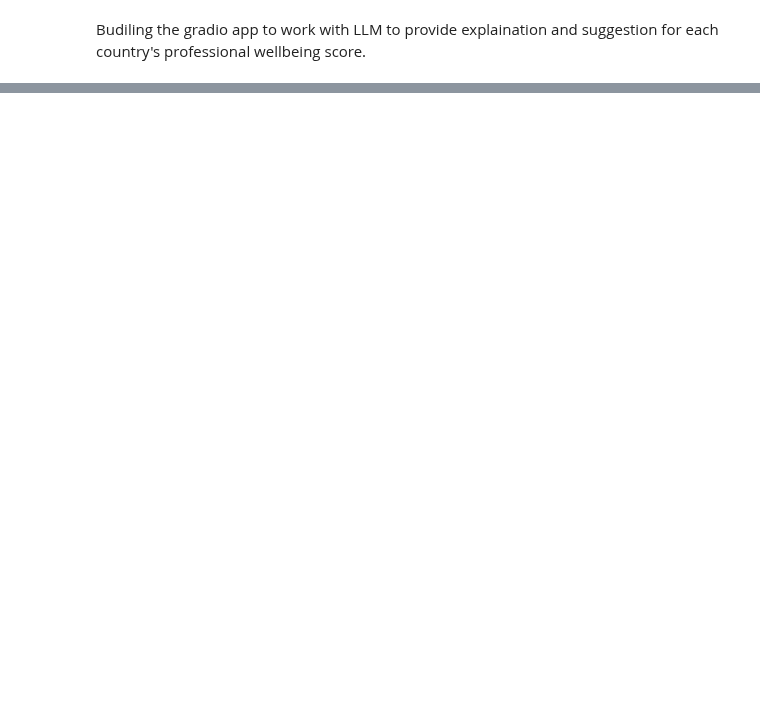
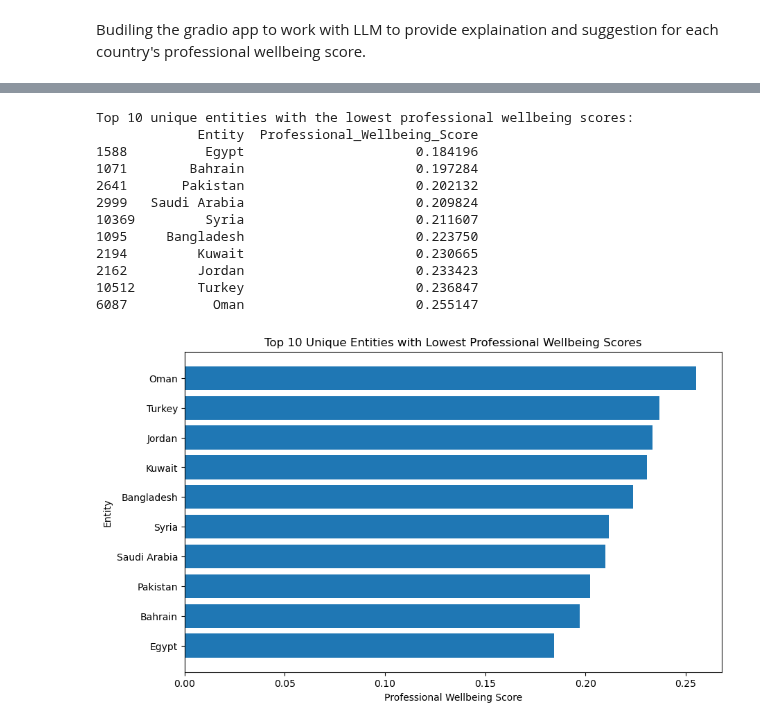
Before and after one commit to raishamaharrani/Project-3--Women-Wellbeing, a Jupyter notebook: professional_score.ipynb, the cells around one changed output, grey strips where cells are left out. Drawn from its saved outputs; the diff is of its cells as text; code cells hidden in the pictures; blank space fills up the shorter version.

```diff
--- a/professional_score.ipynb
+++ b/professional_score.ipynb
@@ -658,0 +813,34 @@ ValueError: Features must be a dictionary
+# %%
+# Get the unique entities with the lowest professional wellbeing scores
+unique_entities = imputed_df.sort_values('Professional_Wellbeing_Score').drop_duplicates('Entity')[['Entity', 'Professional_Wellbeing_Score']].head(10)
+
+print("Top 10 unique entities with the lowest professional wellbeing scores:")
+print(unique_entities)
+
+# Create a figure and axis
+fig, ax = plt.subplots(figsize=(10, 6))
+
+# Plot the unique entities
+ax.barh(unique_entities['Entity'], unique_entities['Professional_Wellbeing_Score'])
+
+# Set title and labels
+ax.set_title('Top 10 Unique Entities with Lowest Professional Wellbeing Scores')
+ax.set_xlabel('Professional Wellbeing Score')
+ax.set_ylabel('Entity')
+
+# Show the plot
+plt.show()
+# %% [output]
+Top 10 unique entities with the lowest professional wellbeing scores:
+             Entity  Professional_Wellbeing_Score
+1588          Egypt                      0.184196
+1071        Bahrain                      0.197284
+2641       Pakistan                      0.202132
+2999   Saudi Arabia                      0.209824
+10369         Syria                      0.211607
+1095     Bangladesh                      0.223750
+2194         Kuwait                      0.230665
+2162         Jordan                      0.233423
+10512        Turkey                      0.236847
+6087           Oman                      0.255147
+[figure, added]
```
Also changed, not shown: parts of 48 cells of this notebook.
